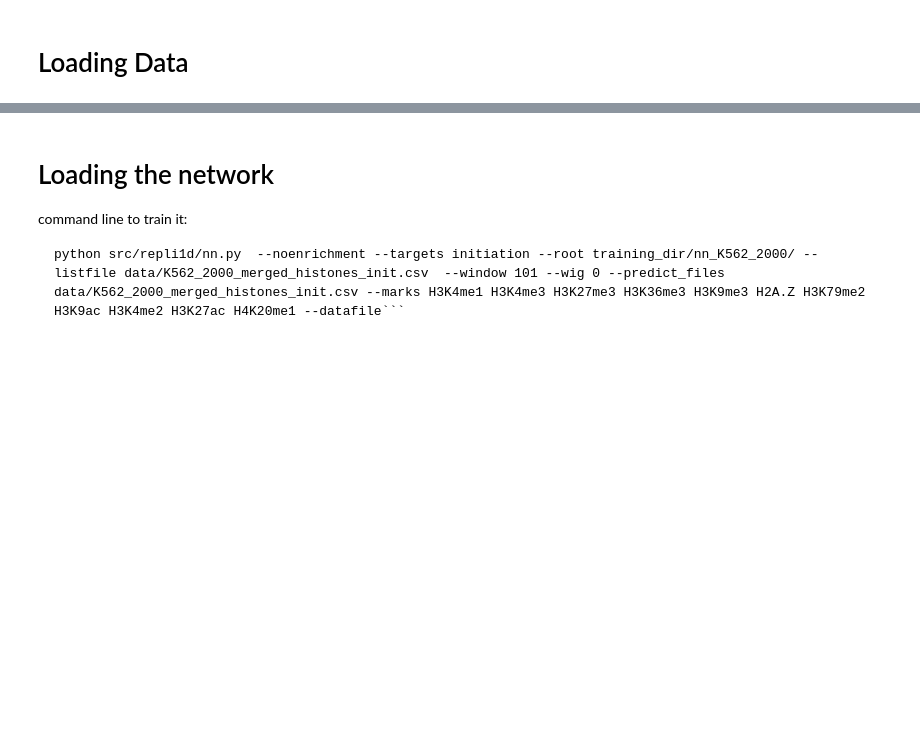
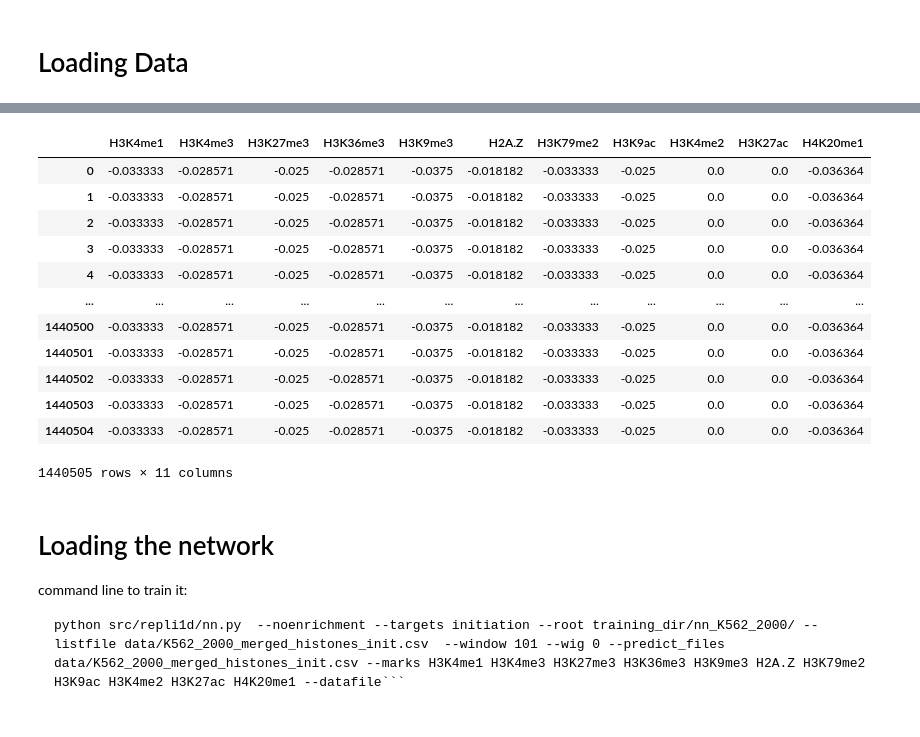
Before and after one commit to organic-chemistry/repli1D, a Jupyter notebook: notebook_demo/Running NN on marks.ipynb, the cells around one changed output, grey strips where cells are left out. Saved outputs shown, nothing was run; the diff lists cells and outputs as text; code cells hidden in the pictures; blank space fills up the shorter version.

```diff
--- a/notebook_demo/Running NN on marks.ipynb
+++ b/notebook_demo/Running NN on marks.ipynb
@@ -47,3 +47,19 @@ max    5.000000e+01
+# %%
+df
+# %% [output]
+|  | H3K4me1 | H3K4me3 | H3K27me3 | H3K36me3 | H3K9me3 | H2A.Z | H3K79me2 | H3K9ac | H3K4me2 | H3K27ac | H4K20me1 |
+| 0 | -0.033333 | -0.028571 | -0.025 | -0.028571 | -0.0375 | -0.018182 | -0.033333 | -0.025 | 0.0 | 0.0 | -0.036364 |
+| 1 | -0.033333 | -0.028571 | -0.025 | -0.028571 | -0.0375 | -0.018182 | -0.033333 | -0.025 | 0.0 | 0.0 | -0.036364 |
+| 2 | -0.033333 | -0.028571 | -0.025 | -0.028571 | -0.0375 | -0.018182 | -0.033333 | -0.025 | 0.0 | 0.0 | -0.036364 |
+| 3 | -0.033333 | -0.028571 | -0.025 | -0.028571 | -0.0375 | -0.018182 | -0.033333 | -0.025 | 0.0 | 0.0 | -0.036364 |
+| 4 | -0.033333 | -0.028571 | -0.025 | -0.028571 | -0.0375 | -0.018182 | -0.033333 | -0.025 | 0.0 | 0.0 | -0.036364 |
+| ... | ... | ... | ... | ... | ... | ... | ... | ... | ... | ... | ... |
+| 1440500 | -0.033333 | -0.028571 | -0.025 | -0.028571 | -0.0375 | -0.018182 | -0.033333 | -0.025 | 0.0 | 0.0 | -0.036364 |
+| 1440501 | -0.033333 | -0.028571 | -0.025 | -0.028571 | -0.0375 | -0.018182 | -0.033333 | -0.025 | 0.0 | 0.0 | -0.036364 |
+| 1440502 | -0.033333 | -0.028571 | -0.025 | -0.028571 | -0.0375 | -0.018182 | -0.033333 | -0.025 | 0.0 | 0.0 | -0.036364 |
+| 1440503 | -0.033333 | -0.028571 | -0.025 | -0.028571 | -0.0375 | -0.018182 | -0.033333 | -0.025 | 0.0 | 0.0 | -0.036364 |
+| 1440504 | -0.033333 | -0.028571 | -0.025 | -0.028571 | -0.0375 | -0.018182 | -0.033333 | -0.025 | 0.0 | 0.0 | -0.036364 |
+1440505 rows × 11 columns
 # %% [markdown]
 # Loading the network
 command line to train it:
```
Also changed, not shown: parts of 3 cells of this notebook, 3 other files.
